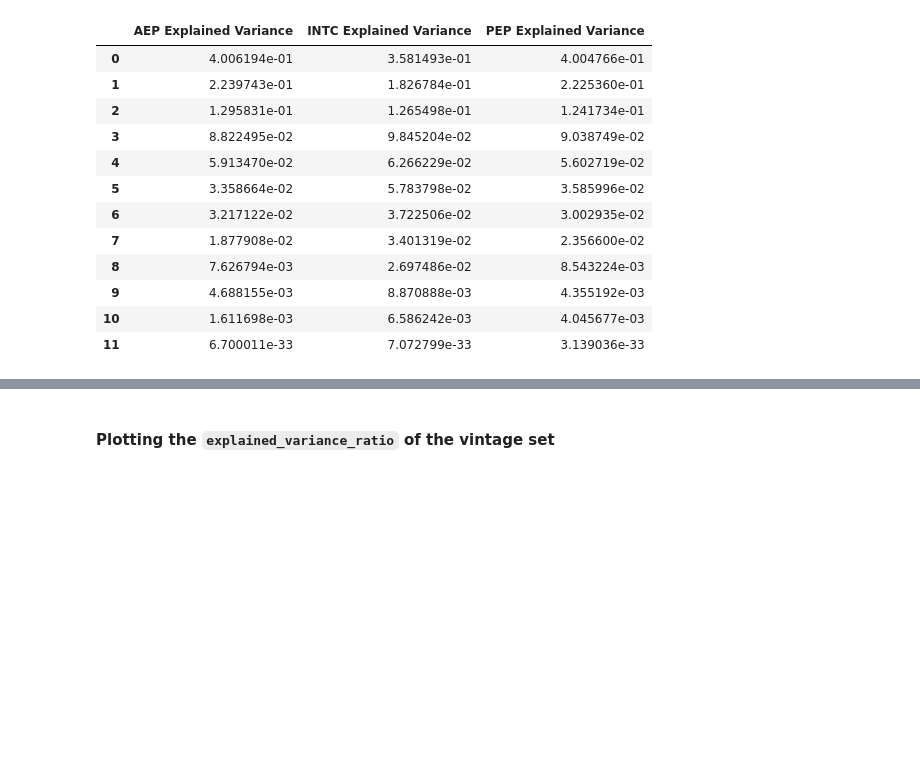
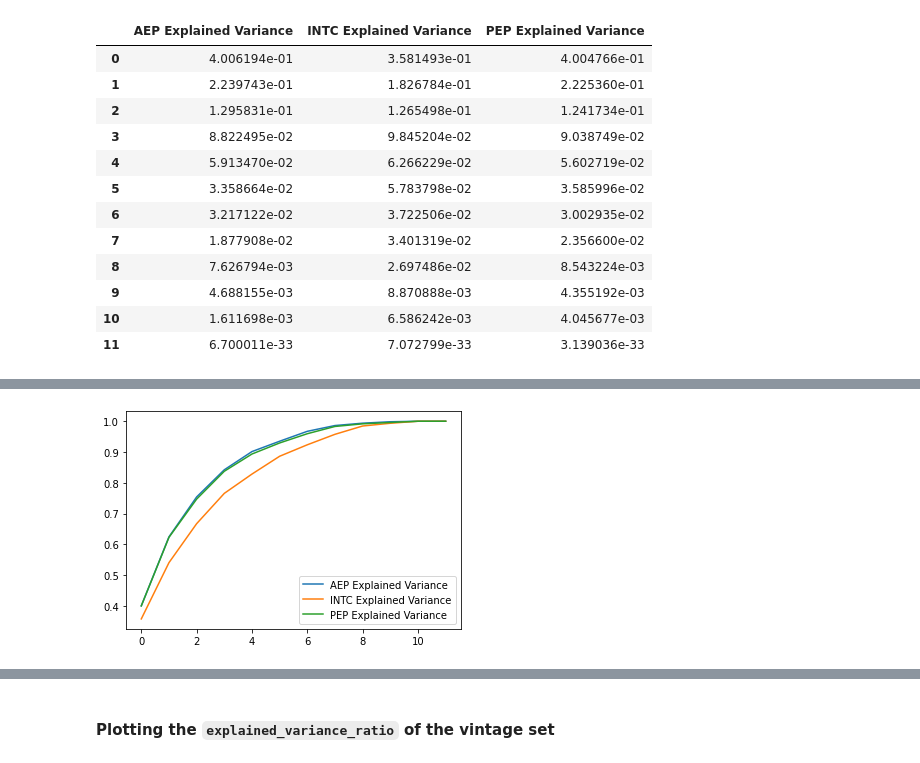
Before and after one commit to marcin-sobocinski/mlchartist, a Jupyter notebook: notebooks/charles_companies_clustering_old_companies.ipynb, the cells around one changed output, grey strips where cells are left out. Saved outputs shown, nothing was run; the diff lists cells and outputs as text; code cells hidden in the pictures; blank space fills up the shorter version.

```diff
--- a/notebooks/charles_companies_clustering_old_companies.ipynb
+++ b/notebooks/charles_companies_clustering_old_companies.ipynb
@@ -478,0 +496,7 @@ id_stocks_df
+# %%
+for stock in list(id_stocks_cumsum_df):
+    #sns.lineplot(id_stocks_df[stock]);
+    plt.plot(id_stocks_cumsum_df[stock], label=stock);
+    plt.legend();
+# %% [output]
+[figure, added]
```
Also changed, not shown: parts of 21 cells of this notebook, 2 other files.
